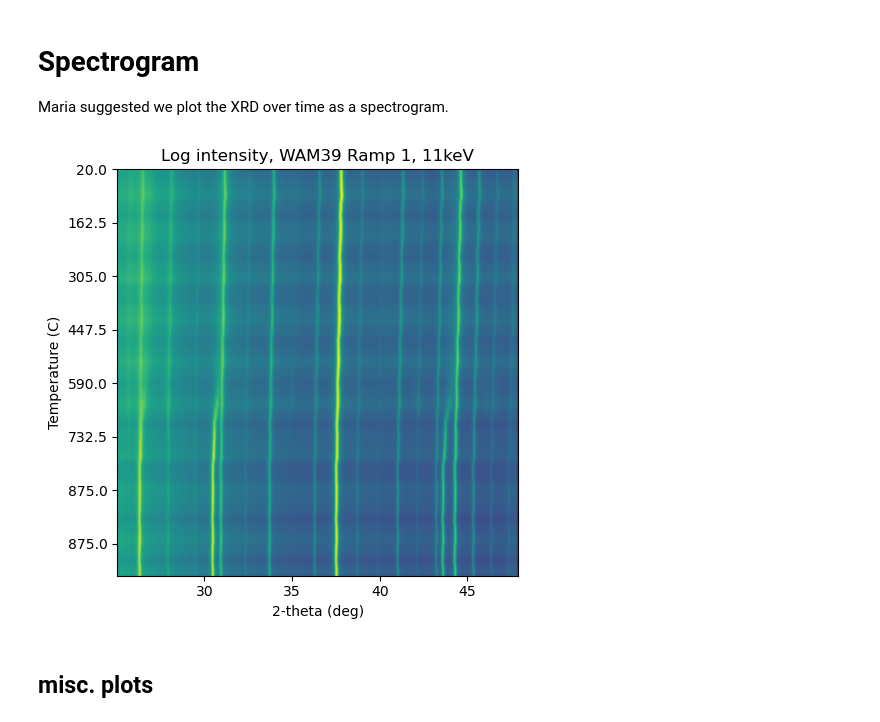
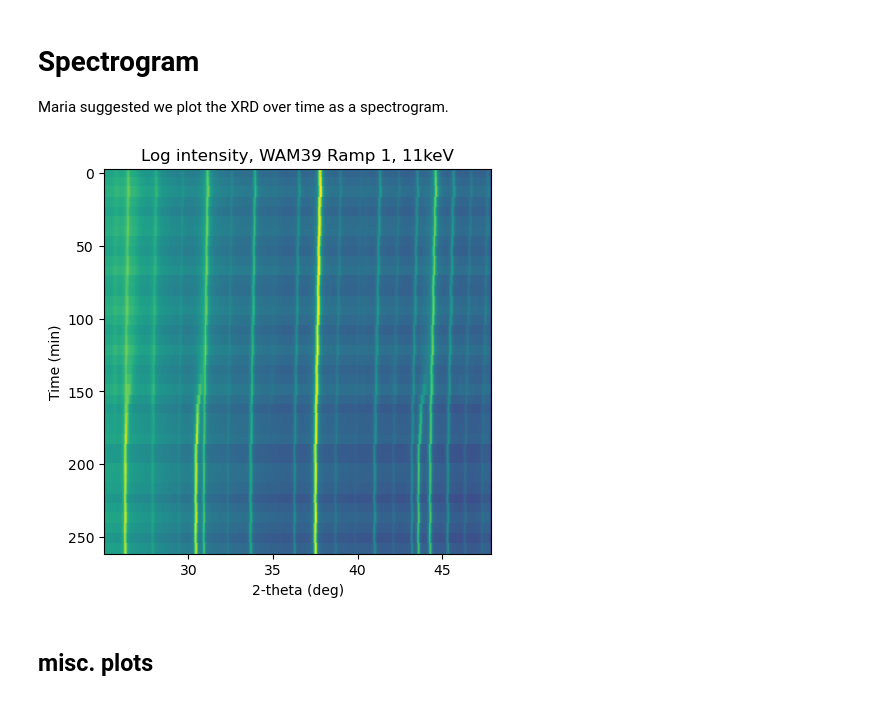
Before and after one commit to Certaingemstone/heo-xas-xrd, a Jupyter notebook: xrd-time-evolution.ipynb, the cells around one changed output. Cells and saved outputs as stored; diff of their text form; code cells hidden in the pictures.

```diff
--- a/xrd-time-evolution.ipynb
+++ b/xrd-time-evolution.ipynb
@@ -81,10 +81,11 @@ for filename in os.listdir(in_dir):
     meta = meta_dict[key]
     mean_temp = 0.5 * (meta[1] + meta[2])
     corrected_temp = quadratic(mean_temp, poptim[0], poptim[1], poptim[2])
+    time = int(meta[3])
     # Read the spectrum from file
     path = os.path.join(in_dir, filename)
     data = np.genfromtxt(path).transpose()
-    output_data.append((corrected_temp, data))
+    output_data.append((corrected_temp, data, time))
 
 #output_data.sort(key=lambda x: x[0]) # sort the spectra in order of ascending temperature
 print(len(output_data))
@@ -120,10 +121,15 @@ Maria suggested we plot the XRD over time as a spectrogram.
 # %%
 temperatures = []
 intensities = []
+times = []
 
-for T, data in output_data:
+for T, data, t in output_data:
     temperatures.append(T)
     intensities.append(data[1])
+    times.append(t)
+
+firsttime = min(times)
+times = [(t - firsttime) // 60 for t in times]
 
 twothetas = output_data[0][1][0]
 left = np.min(twothetas)
@@ -133,23 +139,19 @@ top = np.max(temperatures)
 
 intensities = np.array(intensities)
 # %%
-def labeltext_to_temp(labeltext):
-    idx = int(labeltext._text)
-    return idx * 28.5 + 20 if idx < 31 else 875.0 # needs to be modified individually
-
 fig, ax = plt.subplots(figsize=(5,5))
 plt.title("Log intensity, WAM39 Ramp 1, 11keV")
 ax.set_xlabel("2-theta (deg)")
-ax.set_ylabel("Temperature (C)")
-ax.imshow(np.log(intensities), extent=(left, right, len(output_data)-1, 0), aspect='auto')
+ax.set_ylabel("Time (min)")
+ax.pcolor(twothetas, times, np.log(intensities))
+plt.gca().invert_yaxis()
+# ax2 = ax.secondary_yaxis(1.2, functions=(time_to_temp, temp_to_time))
+# ax2.set_ylabel("Temperature (C)")
 
-newlabels = [labeltext_to_temp(label) for label in ax.get_yticklabels()]
-ax.set_yticklabels(newlabels)
-
-plt.tight_layout()
+# plt.tight_layout()
 # plt.savefig("Output/WAM39 Ramp 1 11keV Spectrogram", dpi=300)
 # %% [output]
-[figure, old version]
+[figure, new version]
 # %% [markdown]
 ## misc. plots
 # %%
```
Also changed, not shown: 2 other files.
